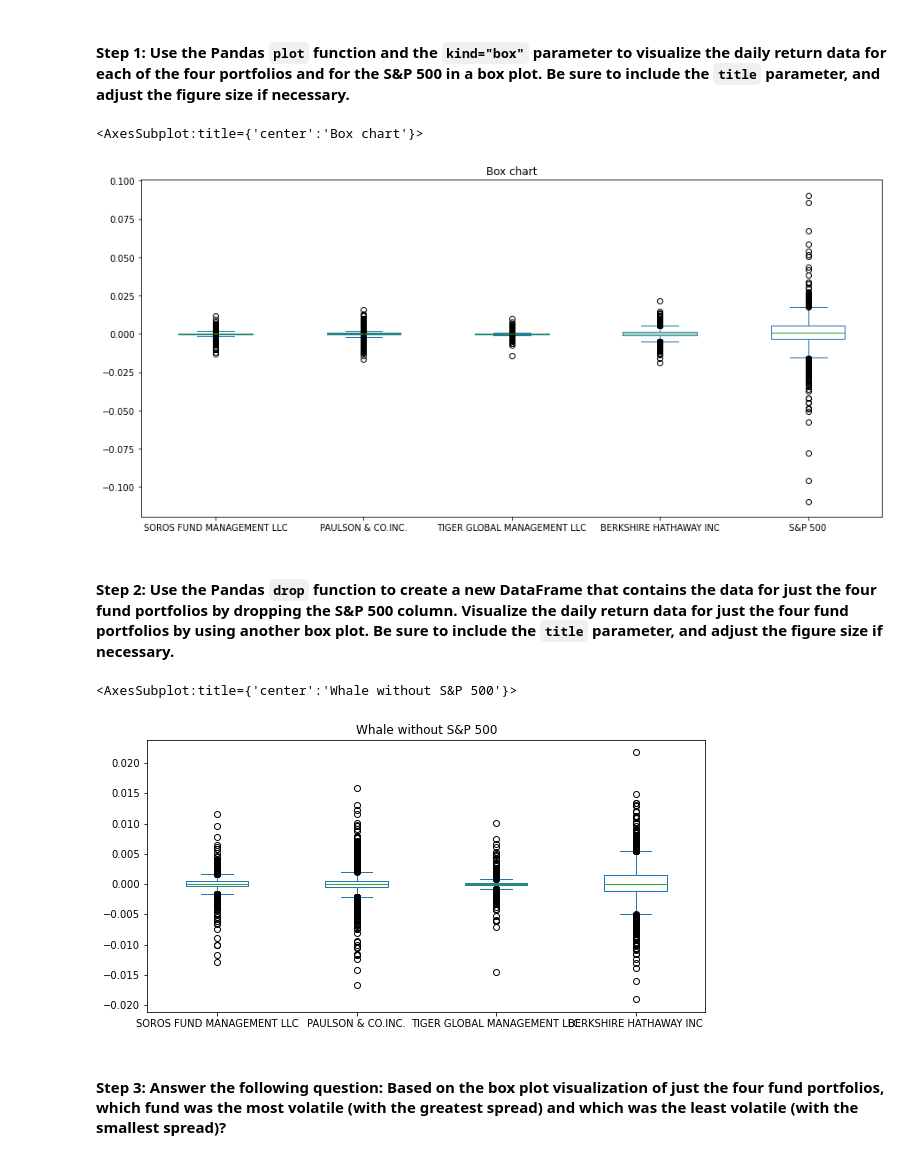
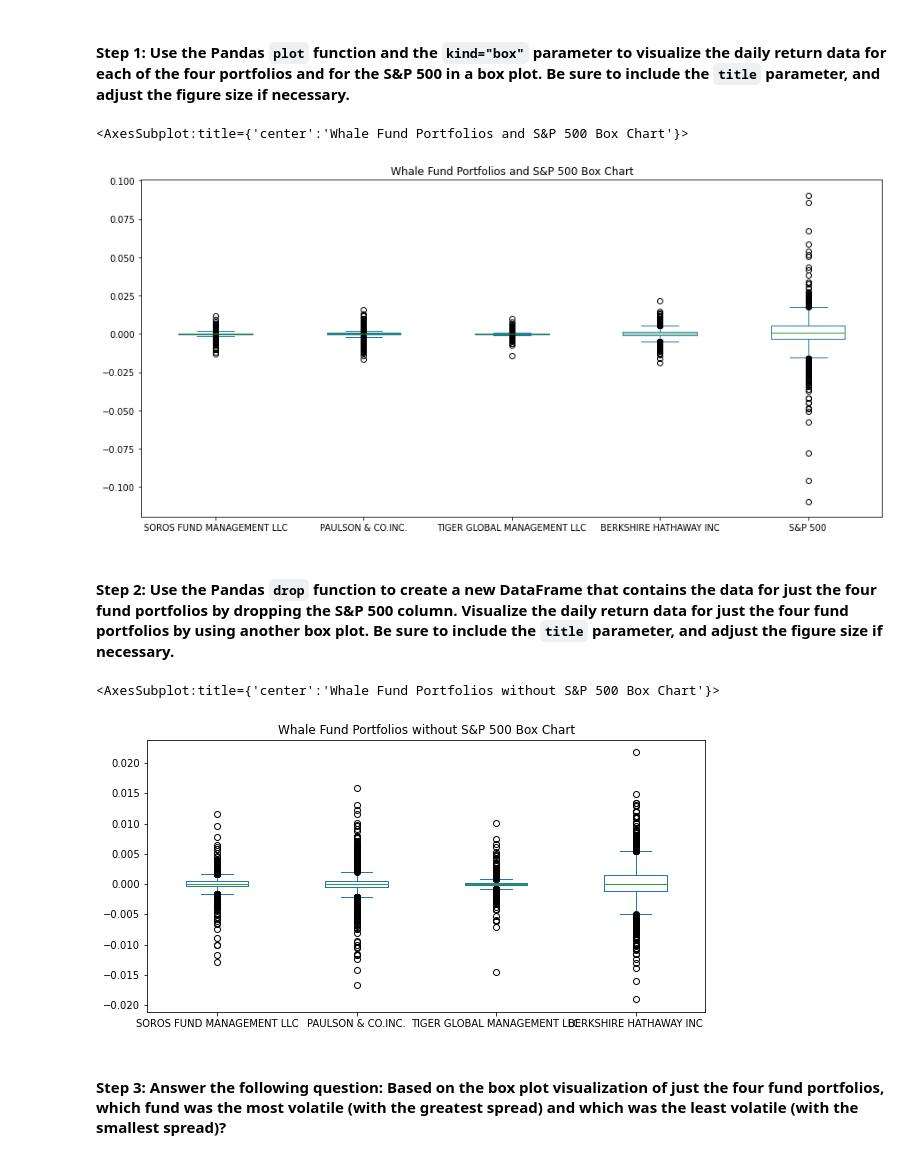
Before and after one commit to Knyazhna/Analyzing_Portfolio_Risk_and_Return, a Jupyter notebook: Starter_Code_3/risk_return_analysis.ipynb, the cells around one changed output. Cells and saved outputs as stored; diff of their text form; code cells hidden in the pictures.

```diff
--- a/Starter_Code_3/risk_return_analysis.ipynb
+++ b/Starter_Code_3/risk_return_analysis.ipynb
@@ -220,23 +202,21 @@ Analyze the volatility of each of the four fund portfolios and of the S&P 500 In
 # %%
 # Use the daily return data to create box plots to visualize the volatility of the 4 funds and the S&P 500
 # Include a title parameter and adjust the figure size
-whale_daily_returns.plot.box(figsize=(15,7), title="Box chart")
+whale_daily_returns.plot.box(figsize=(15,7), title="Whale Fund Portfolios and S&P 500 Box Chart")
 # %% [output]
-<AxesSubplot:title={'center':'Box chart'}>
+<AxesSubplot:title={'center':'Whale Fund Portfolios and S&P 500 Box Chart'}>
-[figure, old version]
+[figure, new version]
 # %% [markdown]
 #### Step 2: Use the Pandas `drop` function to create a new DataFrame that contains the data for just the four fund portfolios by dropping the S&P 500 column. Visualize the daily return data for just the four fund portfolios by using another box plot. Be sure to include the `title` parameter, and adjust the figure size if necessary.
 # %%
 # Create a new DataFrame containing only the 4 fund portfolios by dropping the S&P 500 column from the DataFrame
 # Create box plots to reflect the return data for only the 4 fund portfolios
 # Include a title parameter and adjust the figure size
 whale_wo_sp500 = whale_daily_returns.drop(columns= ["S&P 500"])
-whale_wo_sp500.plot.box(figsize = (10,5), title= "Whale without S&P 500")
-#sp500 = whale_daily_returns["S&P 500"].plot.box()
-#sp500
+whale_wo_sp500.plot.box(figsize = (10,5), title= "Whale Fund Portfolios without S&P 500 Box Chart")
 # %% [output]
-<AxesSubplot:title={'center':'Whale without S&P 500'}>
+<AxesSubplot:title={'center':'Whale Fund Portfolios without S&P 500 Box Chart'}>
-[figure, old version]
+[figure, new version]
 # %% [markdown]
 #### Step 3: Answer the following question: Based on the box plot visualization of just the four fund portfolios, which fund was the most volatile (with the greatest spread) and which was the least volatile (with the smallest spread)?
 # %% [markdown]
```
Also changed, not shown: parts of 10 cells of this notebook, 1 other file.
